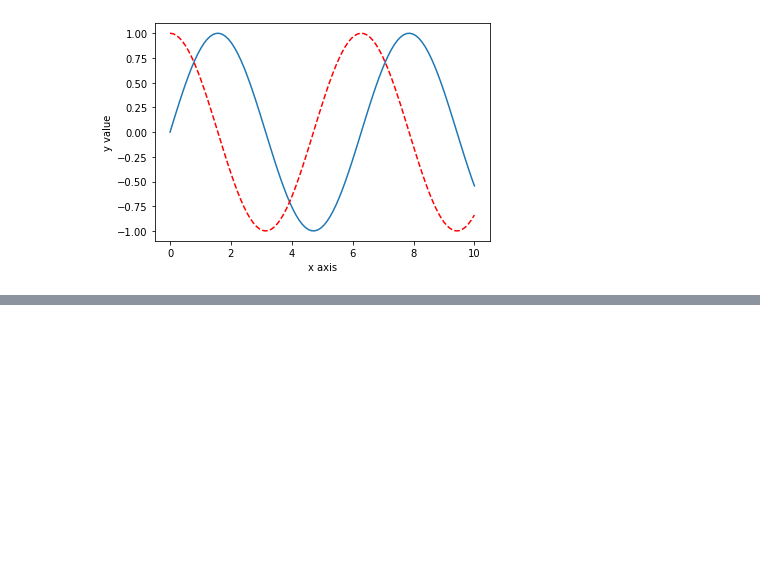
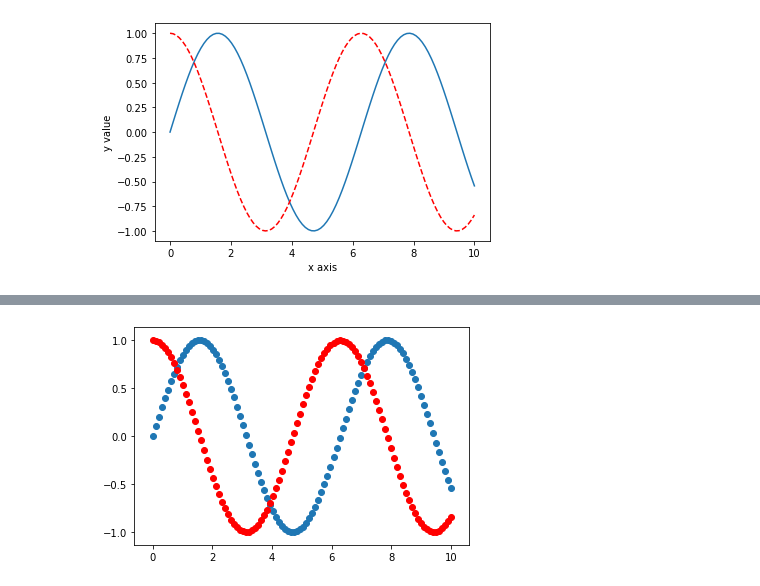
Before and after one commit to ScarletSmallRed/Machine-Learning-Basics, a Jupyter notebook: Chapter03/3-11 Mapplotlib.ipynb, the cells around one changed output, grey strips where cells are left out. Drawn from its saved outputs; the diff is of its cells as text; code cells hidden in the pictures; blank space fills up the shorter version.

```diff
--- a/Chapter03/3-11 Mapplotlib.ipynb
+++ b/Chapter03/3-11 Mapplotlib.ipynb
@@ -106,0 +133,6 @@ plt.show()
+# %%
+plt.scatter(x, siny)
+plt.scatter(x, cosy, color="red")
+plt.show()
+# %% [output]
+[figure, added]
```
Also changed, not shown: parts of 5 cells of this notebook, 1 other file.
